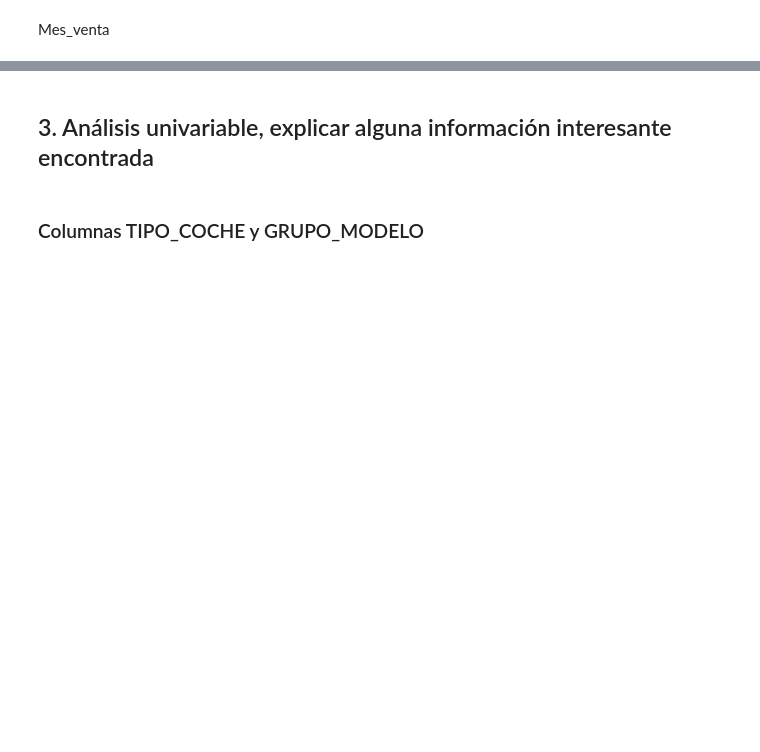
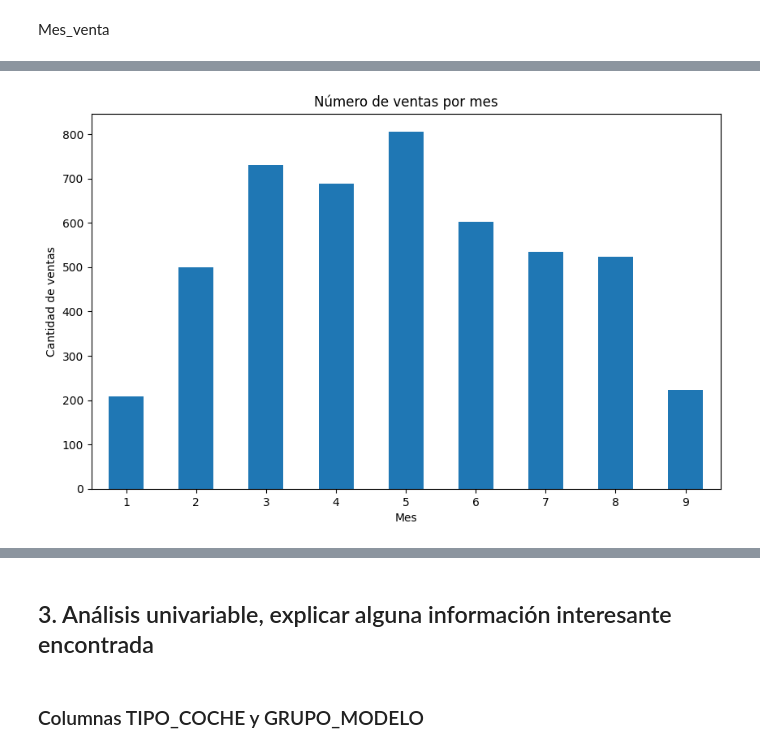
Before and after one commit to MiriamSantG/BMW, a Jupyter notebook: BMW.ipynb, the cells around one changed output, grey strips where cells are left out. Saved outputs shown, nothing was run; the diff lists cells and outputs as text; code cells hidden in the pictures; blank space fills up the shorter version.

```diff
--- a/BMW.ipynb
+++ b/BMW.ipynb
@@ -1309,0 +1403,11 @@ bmw_clean['mes'] = bmw_clean['fecha_venta'].dt.month
+# %%
+ventas_por_mes = bmw_clean['mes_venta'].value_counts().sort_index()
+
+ventas_por_mes.plot(kind='bar', figsize=(10,6))
+plt.title('Número de ventas por mes')
+plt.xlabel('Mes')
+plt.ylabel('Cantidad de ventas')
+plt.xticks(rotation=0)
+plt.show()
+# %% [output]
+[figure, added]
```
Also changed, not shown: parts of 59 cells of this notebook, 1 other file.
